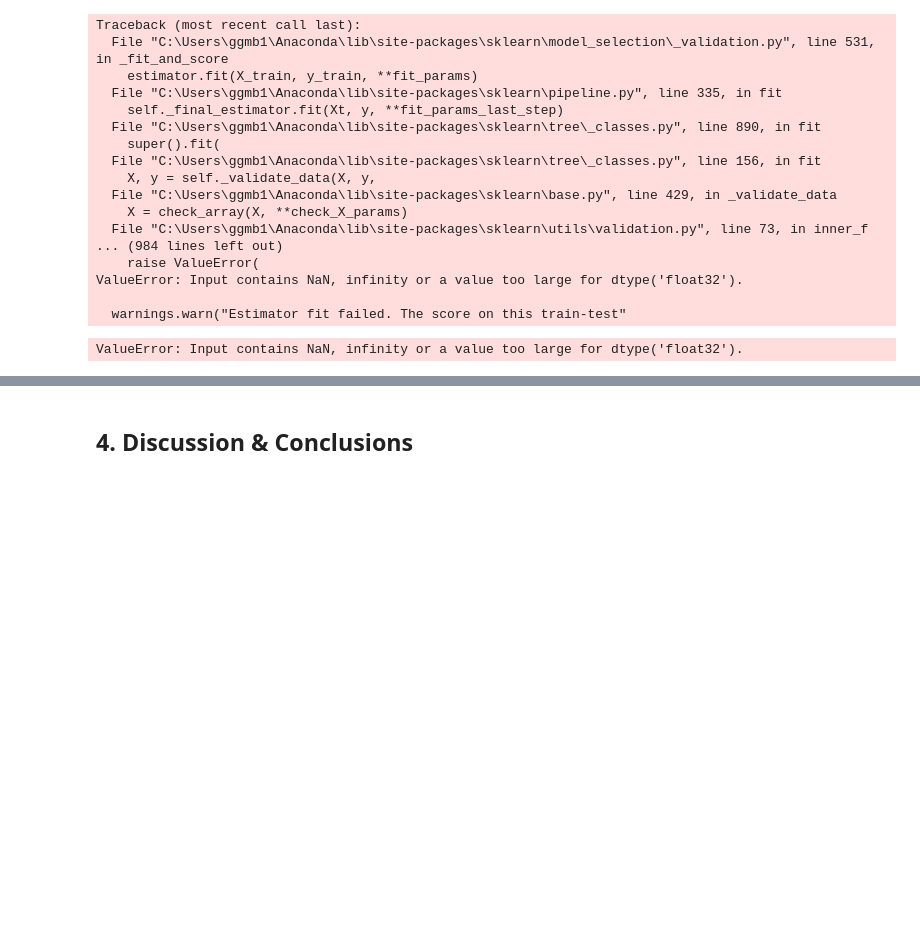
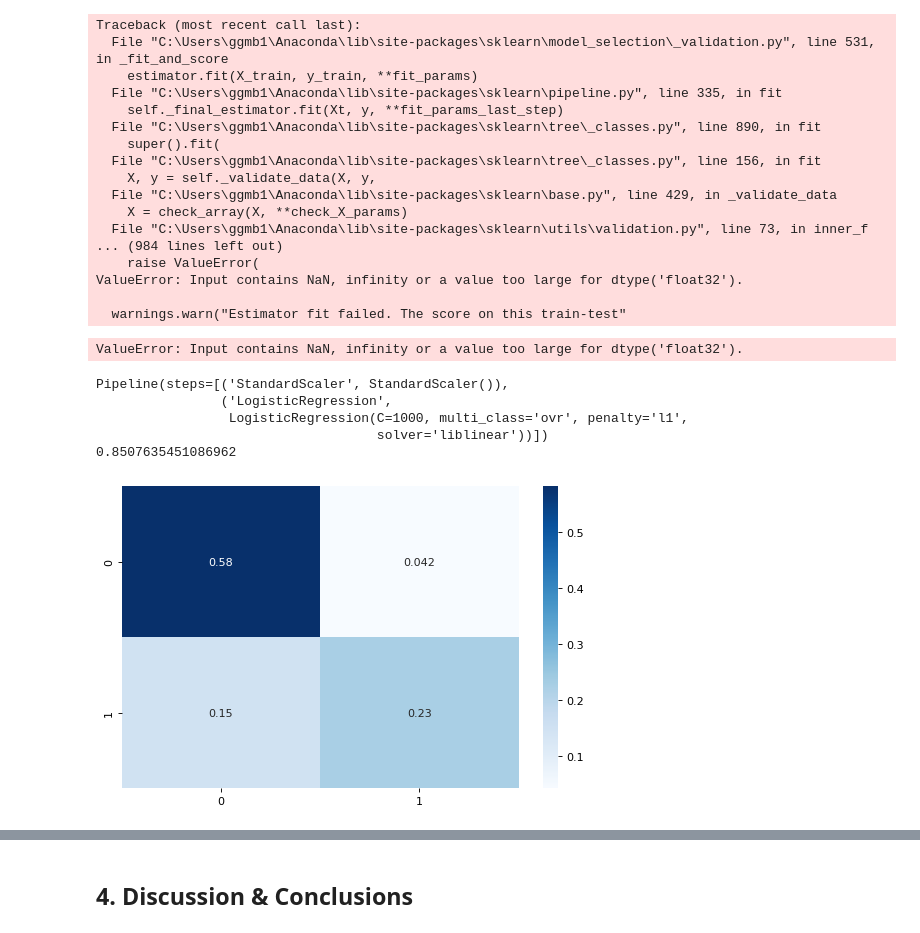
Before and after one commit to abumaz99/MLP-A2, a Jupyter notebook: proj2.ipynb, the cells around one changed output, grey strips where cells are left out. Cells and saved outputs as stored; diff of their text form; code cells hidden in the pictures; blank space fills up the shorter version.

Commit message:
Added logistic model.

```diff
--- a/proj2.ipynb
+++ b/proj2.ipynb
@@ -318,6 +321,6 @@ perc_missing_data
 # %%
 y = d2.is_canceled
-X = pd.get_dummies(d2.drop(["is_canceled","deposit_type"], axis=1), drop_first=True)
+X = pd.get_dummies(d2.drop(["is_canceled"], axis=1), drop_first=True)
 # %%
 X_train, X_test, y_train, y_test = train_test_split(X, y, test_size=0.2, shuffle = True, random_state=1)
 # %%
@@ -352,3 +355,28 @@ print(model.best_estimator_)
 print(model.best_score_)
 # %%
 sns.heatmap(confusion_matrix(y_train, model.predict(X_train))/len(y_train), annot = True, cmap="Blues");
+# %%
+# Logistic Regression
+pipeline = Pipeline([('StandardScaler', StandardScaler()),
+                     ('LogisticRegression', LogisticRegression(multi_class='ovr', solver='liblinear', verbose=0))])
+
+params = {'LogisticRegression__C': [200, 500, 1000, 2000, 5000],
+          'LogisticRegression__penalty': ['l1']}
+# Tried C = [0.01, 0.1, 1, 10, ..., 100000], and C = [200, 500, 1000, 2000, 5000]
+
+KF = KFold(n_splits = 5, shuffle = True, random_state = 1)
+
+model_LR = GridSearchCV(pipeline, params, cv = KF, scoring = 'roc_auc').fit(X_train, y_train)
+# %%
+print(model_LR.best_estimator_)
+print(model_LR.best_score_)
+# %% [output]
+Pipeline(steps=[('StandardScaler', StandardScaler()),
+                ('LogisticRegression',
+                 LogisticRegression(C=1000, multi_class='ovr', penalty='l1',
+                                    solver='liblinear'))])
+0.8507635451086962
+# %%
+sns.heatmap(confusion_matrix(y_train, model_LR.predict(X_train))/len(y_train), annot = True, cmap="Blues");
+# %% [output]
+[figure, added]
```
Also changed, not shown: parts of 13 cells of this notebook.
